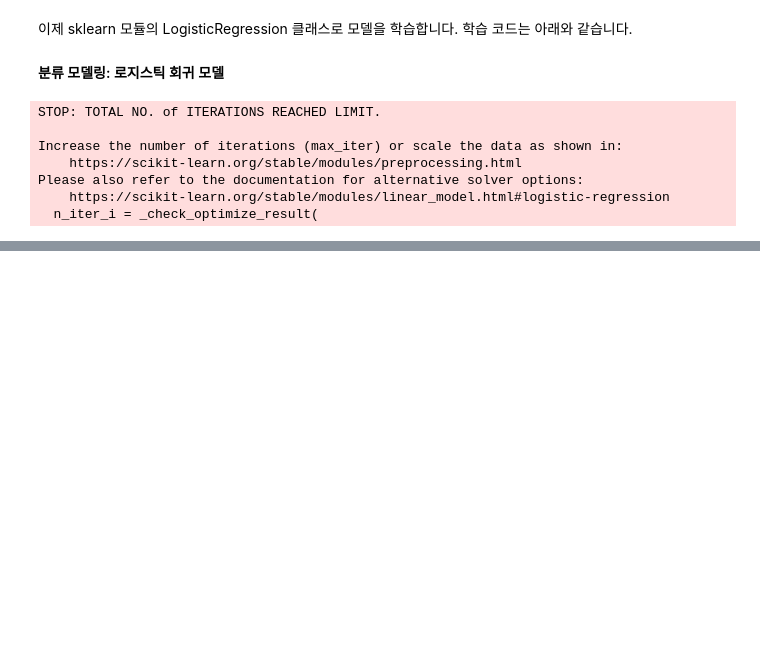
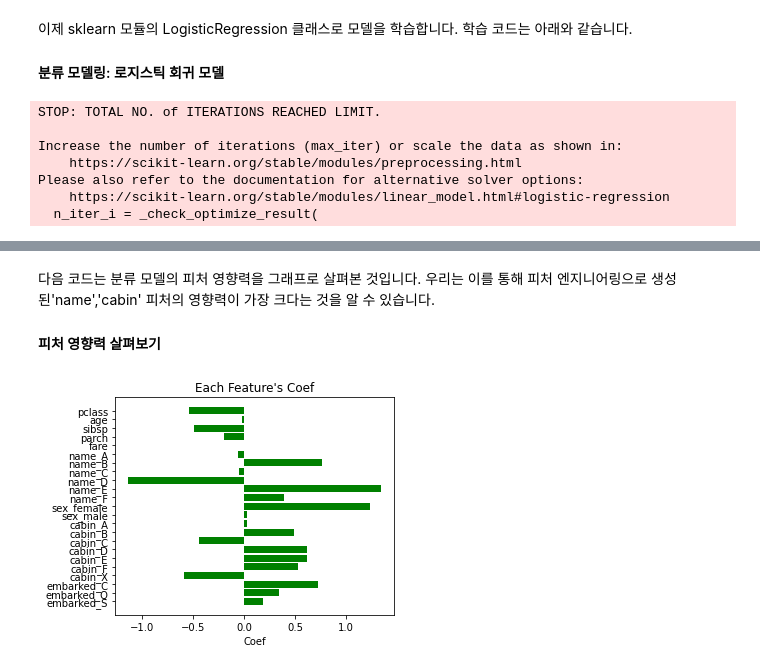
Before and after one commit to choiuikang/with_python, a Jupyter notebook: chapter-4.ipynb, the cells around one changed output, grey strips where cells are left out. Saved outputs shown, nothing was run; the diff lists cells and outputs as text; code cells hidden in the pictures; blank space fills up the shorter version.

```diff
--- a/chapter-4.ipynb
+++ b/chapter-4.ipynb
@@ -400,0 +401,21 @@ print(name_grade)
+# %%
+# 호칭에 따라 사회적 지위(1910년대 기준)를 정의합니다.
+grade_dict = {'A':['Rev','Col','Major','Dr','Capt','Sir'], # 명예직을 나타냅니다.
+              'B':['Ms','Mme','Mrs','Dona'], # 여성을 나타냅니다.
+              'C':['Jonkheer','the Countess'], # 귀족이나 작위를 나타냅니다.
+              'D':['Mr','Don'], # 남성을 나타냅니다.
+              'E':['Master'], # 젊은 남성을 나타냅니다.
+              'F':['Miss','Mlle','Lady']} # 젊은 여성을 나타냅니다.
+
+# 정의한 호칭의 기준에 따라 A~F의 문자로 name 피처를 다시 정의하는 함수입니다.
+def give_grade(x):
+    grade = x.split(", ", 1)[1].split(".")[0]
+    for key, value in grade_dict.items():
+        for title in value:
+            if grade == title:
+                return key
+    return 'G'
+
+# 위의 함수를 적용하여 name 피처를 새롭게 정의합니다.
+whole_df['name'] = whole_df['name'].apply(lambda x: give_grade(x))
+print(whole_df['name'].value_counts())
@@ -400,0 +504,22 @@ print(name_grade)
+# %% [markdown]
+다음 코드는 분류 모델의 피처 영향력을 그래프로 살펴본 것입니다. 우리는 이를 통해 피처 엔지니어링으로 생성된'name','cabin' 피처의 영향력이 가장 크다는 것을 알 수 있습니다.
+#### 피처 영향력 살펴보기
+# %%
+# 예측 대상인 survived 피처를 제외한 모든 피처를 리스트로 반환합니다. (그래프의 Y축)
+cols = df_train.columns.tolist()
+cols.remove('survived')
+y_pos = np.arange(len(cols))
+
+# 각 피처별 회귀 분석 계수를 그래프의 x축으로 하여 피처 영향력 그래프를 출력합니다.
+plt.rcParams['figure.figsize'] = [5,4]
+fig, ax = plt. subplots()
+ax.barh(y_pos, lr.coef_[0], align='center', color='green', ecolor='black')
+ax.set_yticks(y_pos)
+ax.set_yticklabels(cols)
+ax.invert_yaxis()
+ax.set_xlabel('Coef')
+ax.set_title("Each Feature's Coef")
+
+plt.show()
+# %% [output]
+[figure, added]
```
Also changed, not shown: parts of 67 cells of this notebook.
